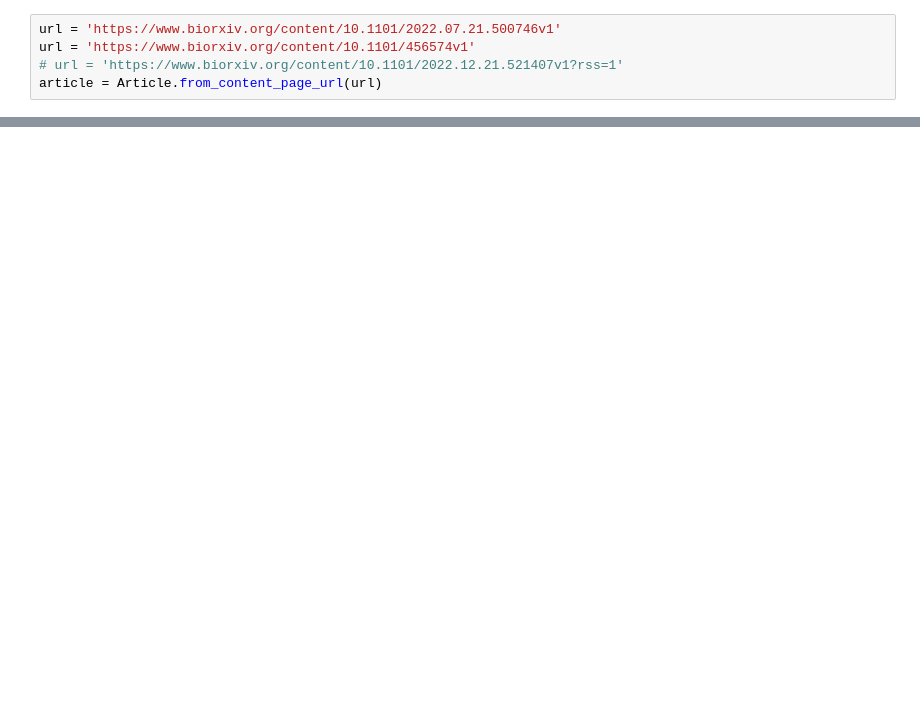
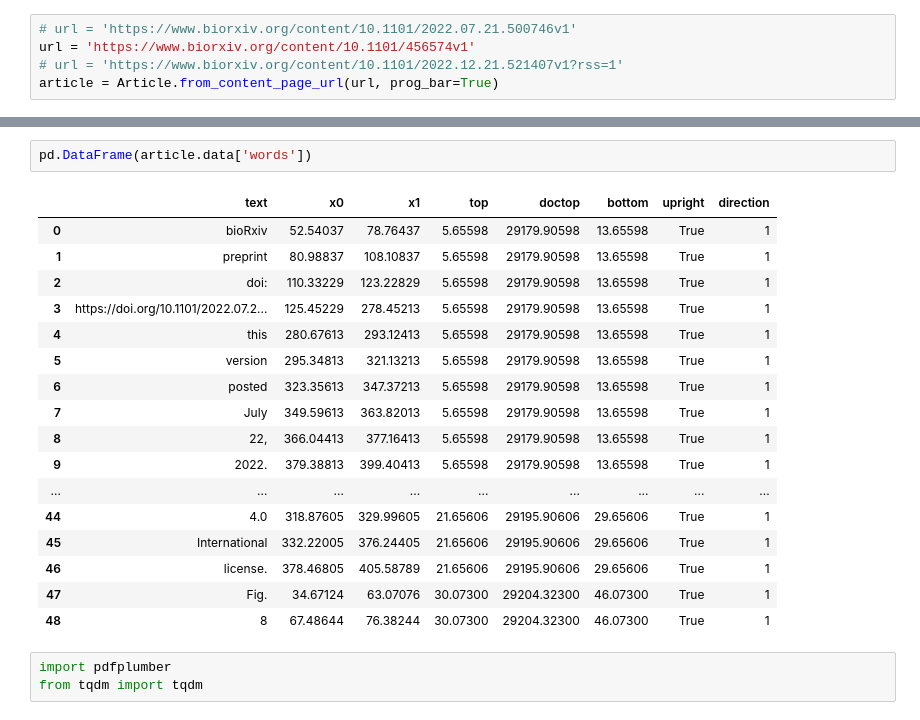
Before and after one commit to ANaka/paperview, a Jupyter notebook: notebooks/test_web_access.ipynb, the cells around one changed output, grey strips where cells are left out. Drawn from its saved outputs; the diff is of its cells as text; blank space fills up the shorter version.

```diff
--- a/notebooks/test_web_access.ipynb
+++ b/notebooks/test_web_access.ipynb
@@ -26,7 +28,7 @@ from pdfminer.layout import LAParams
 The autoreload extension is already loaded. To reload it, use:
   %reload_ext autoreload
 # %%
-url = 'https://www.biorxiv.org/content/10.1101/2022.07.21.500746v1'
+# url = 'https://www.biorxiv.org/content/10.1101/2022.07.21.500746v1'
 url = 'https://www.biorxiv.org/content/10.1101/456574v1'
 # url = 'https://www.biorxiv.org/content/10.1101/2022.12.21.521407v1?rss=1'
-article = Article.from_content_page_url(url)
+article = Article.from_content_page_url(url, prog_bar=True)
@@ -94,0 +123,23 @@ df.query('type == "LTFigure"')
+# %%
+pd.DataFrame(article.data['words'])
+# %% [output]
+|  | text | x0 | x1 | top | doctop | bottom | upright | direction |
+| 0 | bioRxiv | 52.54037 | 78.76437 | 5.65598 | 29179.90598 | 13.65598 | True | 1 |
+| 1 | preprint | 80.98837 | 108.10837 | 5.65598 | 29179.90598 | 13.65598 | True | 1 |
+| 2 | doi: | 110.33229 | 123.22829 | 5.65598 | 29179.90598 | 13.65598 | True | 1 |
+| 3 | https://doi.org/10.1101/2022.07.2... | 125.45229 | 278.45213 | 5.65598 | 29179.90598 | 13.65598 | True | 1 |
+| 4 | this | 280.67613 | 293.12413 | 5.65598 | 29179.90598 | 13.65598 | True | 1 |
+| 5 | version | 295.34813 | 321.13213 | 5.65598 | 29179.90598 | 13.65598 | True | 1 |
+| 6 | posted | 323.35613 | 347.37213 | 5.65598 | 29179.90598 | 13.65598 | True | 1 |
+| 7 | July | 349.59613 | 363.82013 | 5.65598 | 29179.90598 | 13.65598 | True | 1 |
+| 8 | 22, | 366.04413 | 377.16413 | 5.65598 | 29179.90598 | 13.65598 | True | 1 |
+| 9 | 2022. | 379.38813 | 399.40413 | 5.65598 | 29179.90598 | 13.65598 | True | 1 |
+| ... | ... | ... | ... | ... | ... | ... | ... | ... |
+| 44 | 4.0 | 318.87605 | 329.99605 | 21.65606 | 29195.90606 | 29.65606 | True | 1 |
+| 45 | International | 332.22005 | 376.24405 | 21.65606 | 29195.90606 | 29.65606 | True | 1 |
+| 46 | license. | 378.46805 | 405.58789 | 21.65606 | 29195.90606 | 29.65606 | True | 1 |
+| 47 | Fig. | 34.67124 | 63.07076 | 30.07300 | 29204.32300 | 46.07300 | True | 1 |
+| 48 | 8 | 67.48644 | 76.38244 | 30.07300 | 29204.32300 | 46.07300 | True | 1 |
+# %%
+import pdfplumber
+from tqdm import tqdm
```
Also changed, not shown: parts of 22 cells of this notebook.
